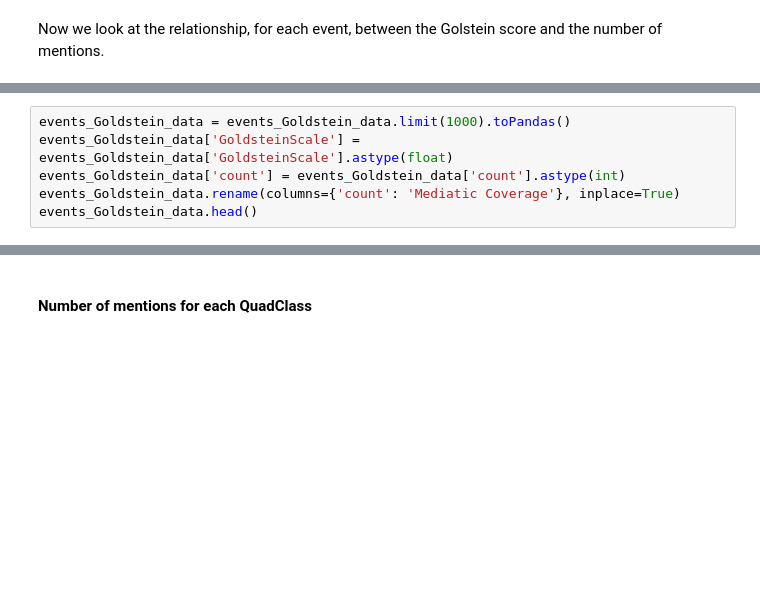
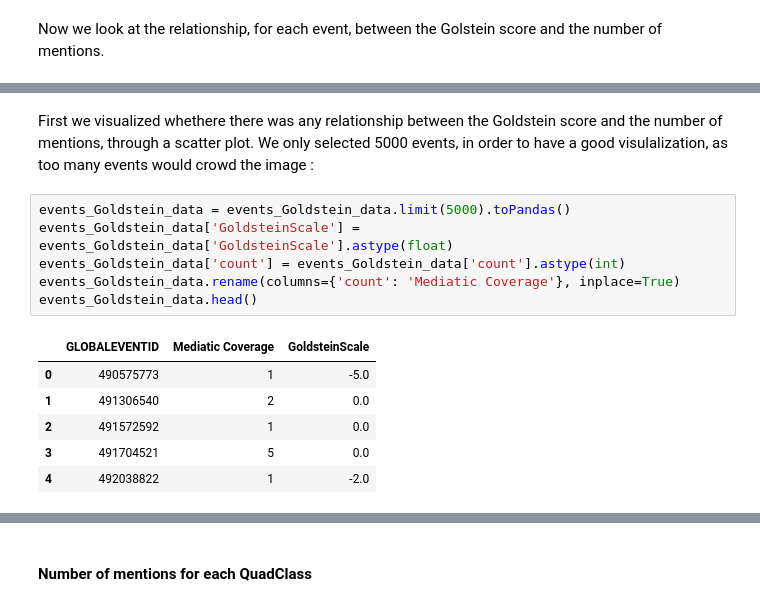
Before and after one commit to laurefont/LovelaceCrewProject, a Jupyter notebook: Final_NoteBook.ipynb, the cells around one changed output, grey strips where cells are left out. Saved outputs shown, nothing was run; the diff lists cells and outputs as text; blank space fills up the shorter version.

```diff
--- a/Final_NoteBook.ipynb
+++ b/Final_NoteBook.ipynb
@@ -1294,9 +1774,18 @@ events_Goldstein_data.count()
+# %% [markdown]
+First we visualized whethere there was any relationship between the Goldstein score and the number of mentions, through a scatter plot. We only selected 5000 events, in order to have a good visulalization, as too many events would crowd the image :
 # %%
-events_Goldstein_data = events_Goldstein_data.limit(1000).toPandas()
+events_Goldstein_data = events_Goldstein_data.limit(5000).toPandas()
 events_Goldstein_data['GoldsteinScale'] = events_Goldstein_data['GoldsteinScale'].astype(float)
 events_Goldstein_data['count'] = events_Goldstein_data['count'].astype(int)
 events_Goldstein_data.rename(columns={'count': 'Mediatic Coverage'}, inplace=True)
 events_Goldstein_data.head()
+# %% [output]
+|  | GLOBALEVENTID | Mediatic Coverage | GoldsteinScale |
+| 0 | 490575773 | 1 | -5.0 |
+| 1 | 491306540 | 2 | 0.0 |
+| 2 | 491572592 | 1 | 0.0 |
+| 3 | 491704521 | 5 | 0.0 |
+| 4 | 492038822 | 1 | -2.0 |
 # %%
 f, ax = plt.subplots(figsize=(12,7 ))
 ax.set(yscale="log")
```
Also changed, not shown: parts of 163 cells of this notebook, 7 other files.
